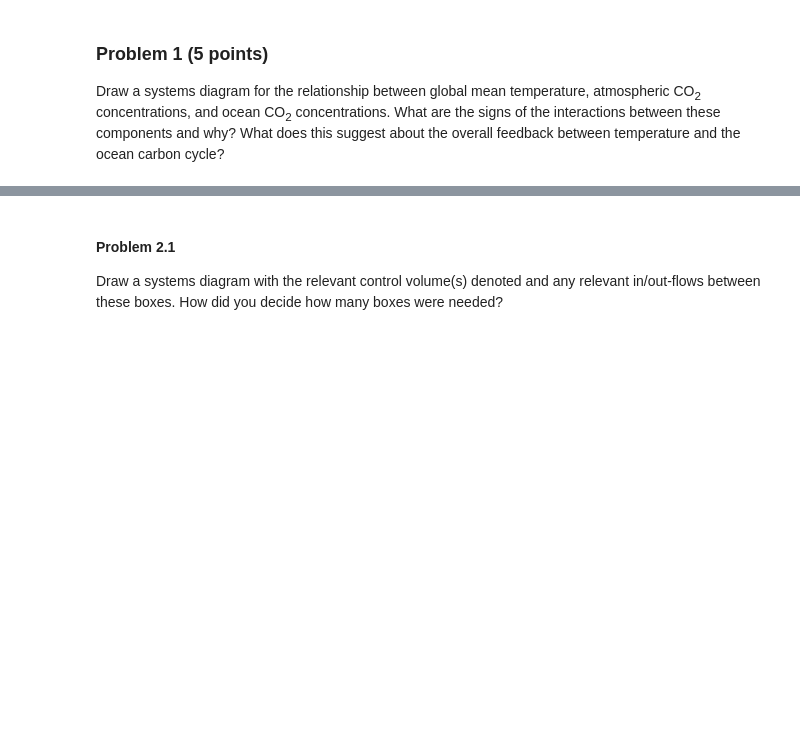
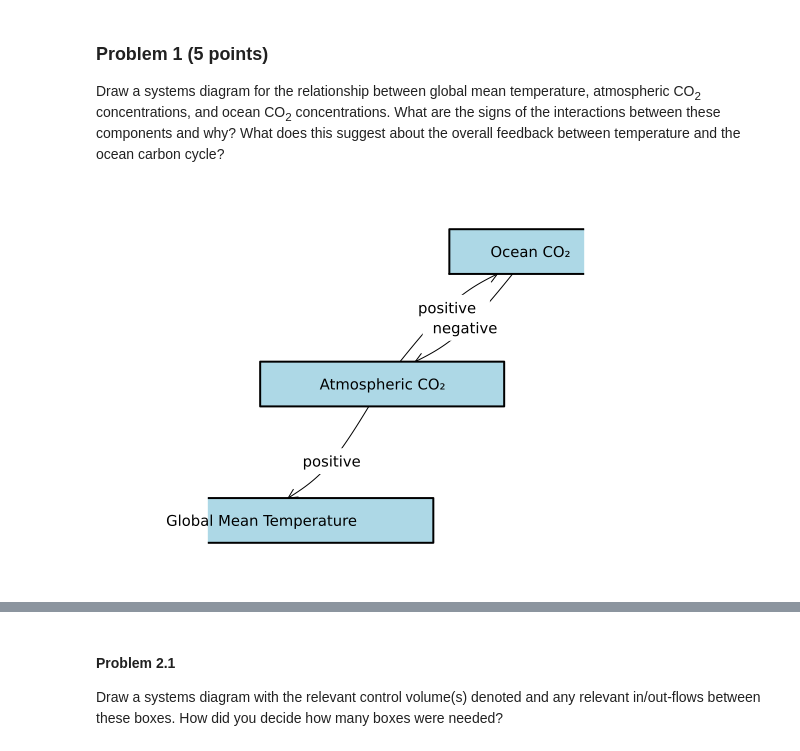
Before and after one commit to BEE4750-FA25/hw2-sarah-nathan, a Jupyter notebook: hw02.ipynb, the cells around one changed output, grey strips where cells are left out. Cells and saved outputs as stored; diff of their text form; code cells hidden in the pictures; blank space fills up the shorter version.

```diff
--- a/hw02.ipynb
+++ b/hw02.ipynb
@@ -54,3 +54,34 @@ temperature, atmospheric CO<sub>2</sub> concentrations, and ocean
 CO<sub>2</sub> concentrations. What are the signs of the interactions
 between these components and why? What does this suggest about the
 overall feedback between temperature and the ocean carbon cycle?
+# %%
+# Define adjacency matrix for 3 nodes
+A = [0 1 0;
+    1 0 1;
+    0 0 0]
+
+# Node names
+nodes = ["Ocean CO₂", "Atmospheric CO₂", "Global Mean Temperature"]
+
+# Edge labels
+edgelabels = Dict(
+    (1, 2) => "negative",
+    (2, 1) => "positive",
+    (2, 3) => "positive"
+)
+
+# Draw graph
+graphplot(
+    A,
+    names = nodes,
+    nodeshape = :rect,
+    nodestrokecolor = :black,
+    nodestrokewidth = 2,
+    nodecolor = :lightblue,
+    fontsize = 10,
+    edgelabel = edgelabels,
+    arrowsize = 0.8,
+    arrow = true
+)
+# %% [output]
+[figure, added]
```
Also changed, not shown: parts of 3 cells of this notebook.
